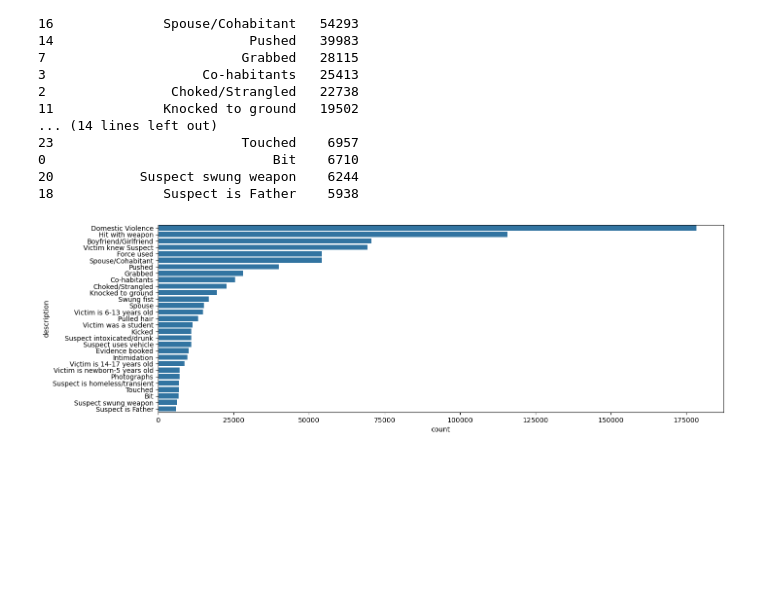
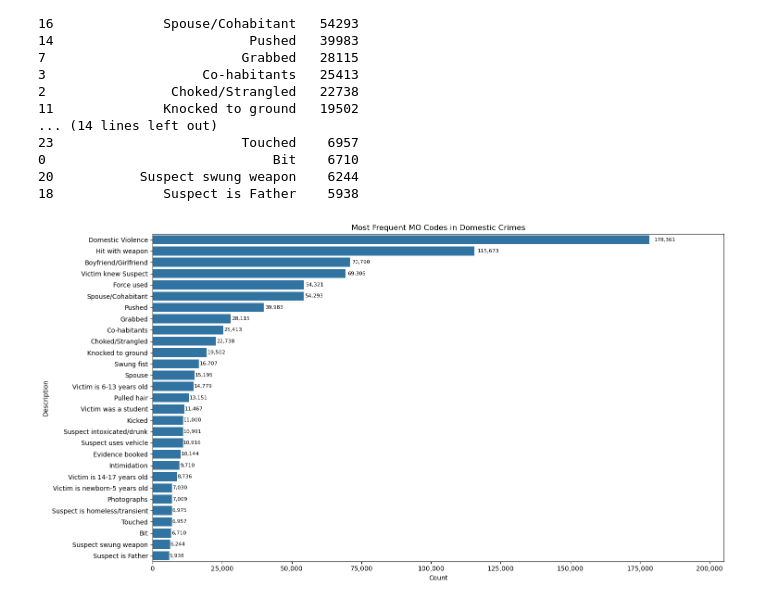
Before and after one commit to AnalystEca/lapd-crime-data, a Jupyter notebook: notebooks/02_analyze/07_eda_block3.ipynb, the cells around one changed output. Cells and saved outputs as stored; diff of their text form; code cells hidden in the pictures; blank space fills up the shorter version.

```diff
--- a/notebooks/02_analyze/07_eda_block3.ipynb
+++ b/notebooks/02_analyze/07_eda_block3.ipynb
@@ -810,15 +810,32 @@ print(mo_freq_df)
 20           Suspect swung weapon    6244
 18              Suspect is Father    5938
 # %%
-fig, ax = plt.subplots(figsize = (15,5))
+fig, ax = plt.subplots(figsize=(15, 8))
 
-sns.barplot(
-    data = mo_freq_df,
-    x = 'count',
-    y = 'description',
-    ax = ax
+bars = sns.barplot(
+    data=mo_freq_df,
+    x='count',
+    y='description',
+    ax=ax
 )
 
+for bar, value in zip(ax.patches, mo_freq_df['count']):
+    ax.text(
+        bar.get_width() + bar.get_width() * 0.01,
+        bar.get_y() + bar.get_height() / 2,
+        f'{int(value):,}',
+        va='center', ha='left',
+        fontsize=8
+    )
+
+ax.xaxis.set_major_formatter(plt.FuncFormatter(lambda x, _: f'{int(x):,}'))
+ax.margins(x=0.15)
+ax.set_title('Most Frequent MO Codes in Domestic Crimes')
+ax.set_xlabel('Count')
+ax.set_ylabel('Description')
+
+plt.tight_layout()
+plt.savefig('../../outputs/07_eda_block3/22_barh_mo_codes_domestic.png', dpi=150, bbox_inches='tight')
 plt.show()
 # %% [output]
-[figure, old version]
+[figure, new version]
```
Also changed, not shown: parts of 1 cell of this notebook, 8 other files.
